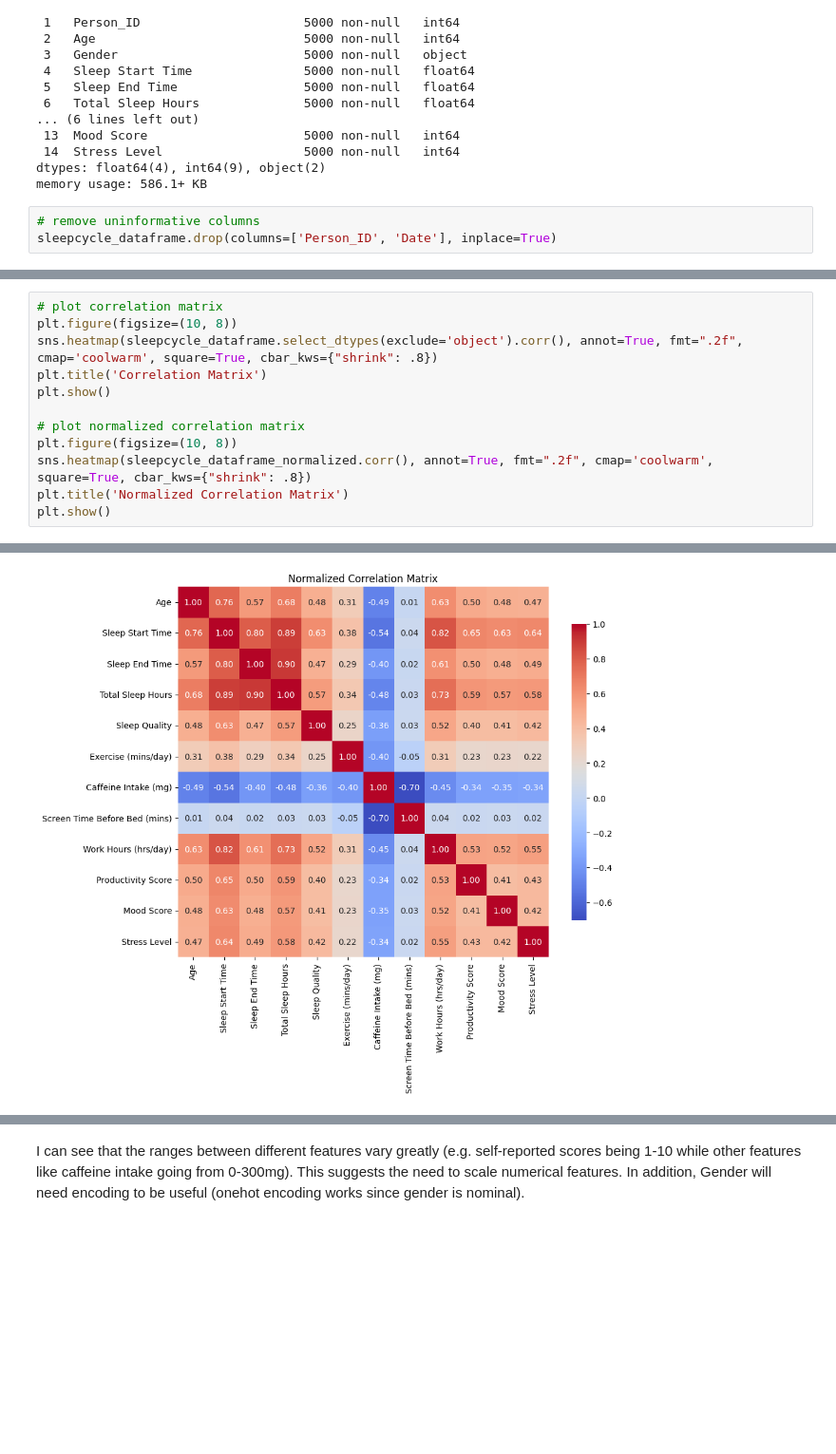
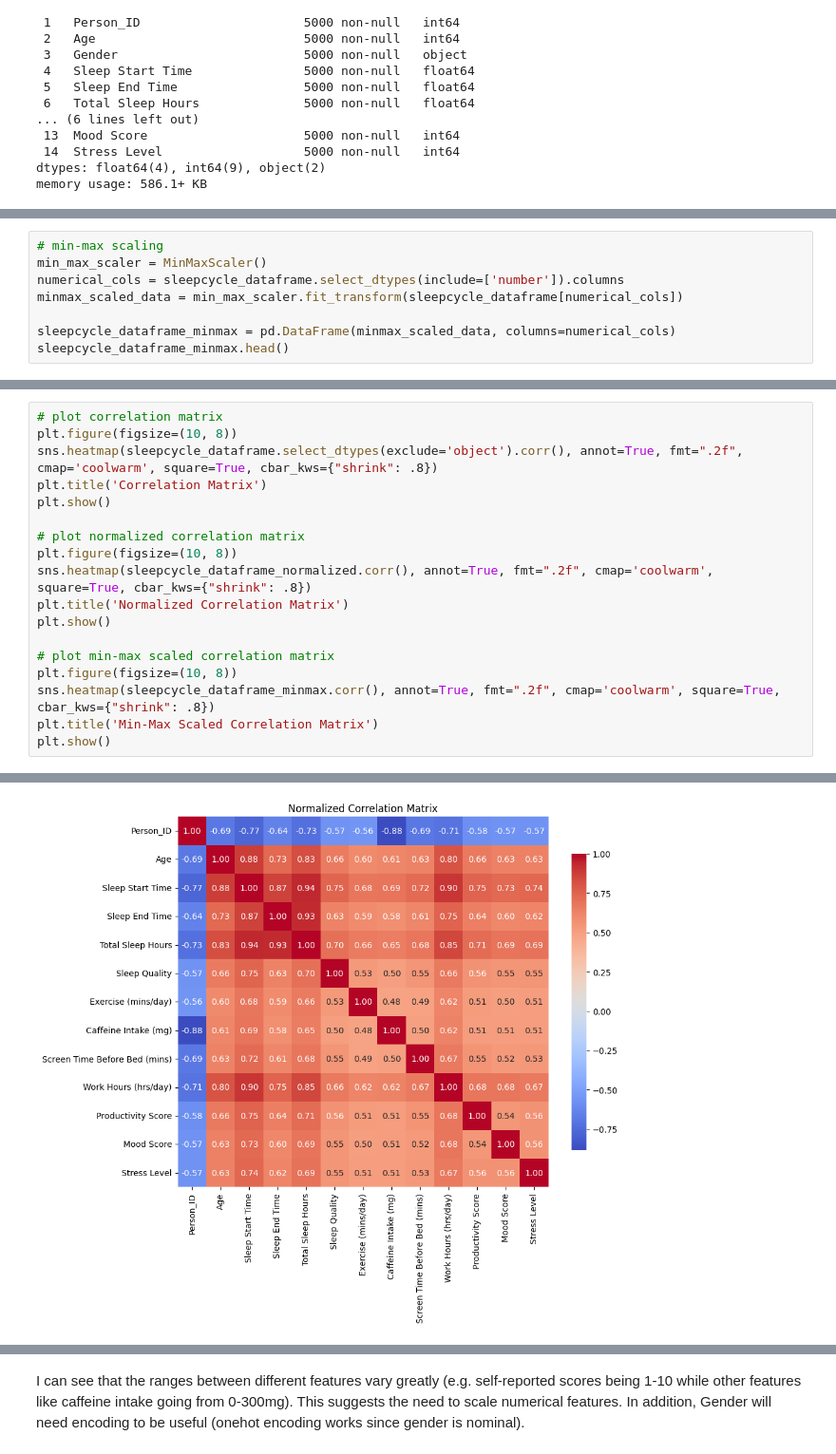
Before and after one commit to malikmahdivika/BMEN415-ML, a Jupyter notebook: Malik_models/Regression_MLR_Malik.ipynb, the cells around one changed output, grey strips where cells are left out. Shown at 95% size. Drawn from its saved outputs; the diff is of its cells as text; blank space fills up the shorter version.

```diff
--- a/Malik_models/Regression_MLR_Malik.ipynb
+++ b/Malik_models/Regression_MLR_Malik.ipynb
@@ -59,9 +59,6 @@ Data columns (total 15 columns):
  14  Stress Level                   5000 non-null   int64
 dtypes: float64(4), int64(9), object(2)
 memory usage: 586.1+ KB
-# %%
-# remove uninformative columns
-sleepcycle_dataframe.drop(columns=['Person_ID', 'Date'], inplace=True)
 # %%
 numerical_cols = sleepcycle_dataframe.select_dtypes(include=['number']).columns
 normalized_data = normalize(sleepcycle_dataframe[numerical_cols])
@@ -77,0 +75,8 @@ sleepcycle_dataframe_normalized.head()
+# %%
+# min-max scaling
+min_max_scaler = MinMaxScaler()
+numerical_cols = sleepcycle_dataframe.select_dtypes(include=['number']).columns
+minmax_scaled_data = min_max_scaler.fit_transform(sleepcycle_dataframe[numerical_cols])
+
+sleepcycle_dataframe_minmax = pd.DataFrame(minmax_scaled_data, columns=numerical_cols)
+sleepcycle_dataframe_minmax.head()
@@ -87,4 +99,10 @@ plt.figure(figsize=(10, 8))
 sns.heatmap(sleepcycle_dataframe_normalized.corr(), annot=True, fmt=".2f", cmap='coolwarm', square=True, cbar_kws={"shrink": .8})
 plt.title('Normalized Correlation Matrix')
 plt.show()
+
+# plot min-max scaled correlation matrix
+plt.figure(figsize=(10, 8))
+sns.heatmap(sleepcycle_dataframe_minmax.corr(), annot=True, fmt=".2f", cmap='coolwarm', square=True, cbar_kws={"shrink": .8})
+plt.title('Min-Max Scaled Correlation Matrix')
+plt.show()
 # %% [output]
@@ -92 +110 @@ plt.show()
-[figure, old version]
+[figure, new version]
```
Also changed, not shown: parts of 11 cells of this notebook, 5 other files.
